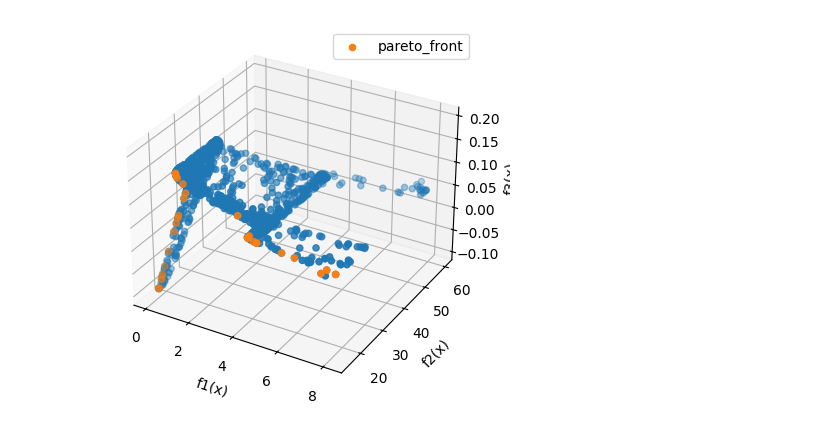
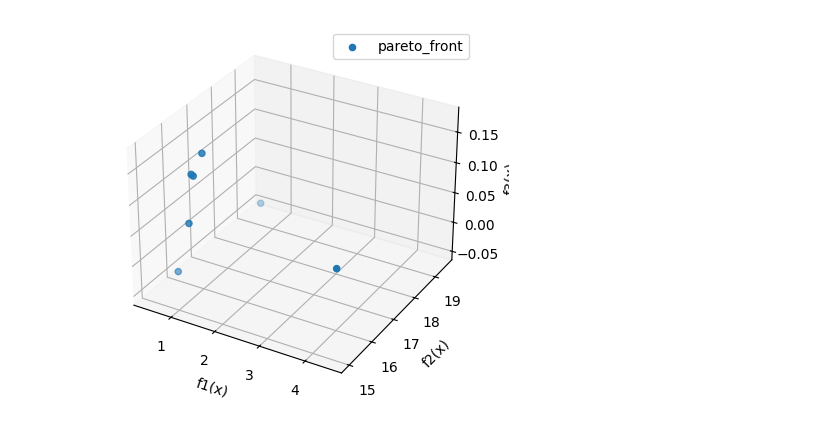
Before and after one commit to jormundur00/MultiObjectiveOptimization, a Jupyter notebook: BruteForce.ipynb, the cells around one changed output. Saved outputs shown, nothing was run; the diff lists cells and outputs as text; code cells hidden in the pictures.

```diff
--- a/BruteForce.ipynb
+++ b/BruteForce.ipynb
@@ -138,7 +147,10 @@ def f3(x):
 
 lower_bounds = np.array([-3, -3])
 upper_bounds = np.array([3, 3])
-varNum = 1000
 
-BruteForcePareto(functions=[f1, f2, f3], lb=lower_bounds, ub=upper_bounds, varNum=varNum)
+# Parameters
+varNum = 100
+showGraph = False
+
+BruteForcePareto(functions=[f1, f2, f3], lb=lower_bounds, ub=upper_bounds, varNum=varNum, showGraph = showGraph)
 # %% [output]
@@ -147 +159 @@ Elapsed time: 0.194746732711792 seconds
-[figure, old version]
+[figure, new version]
```
Also changed, not shown: parts of 4 cells of this notebook, 2 other files.
